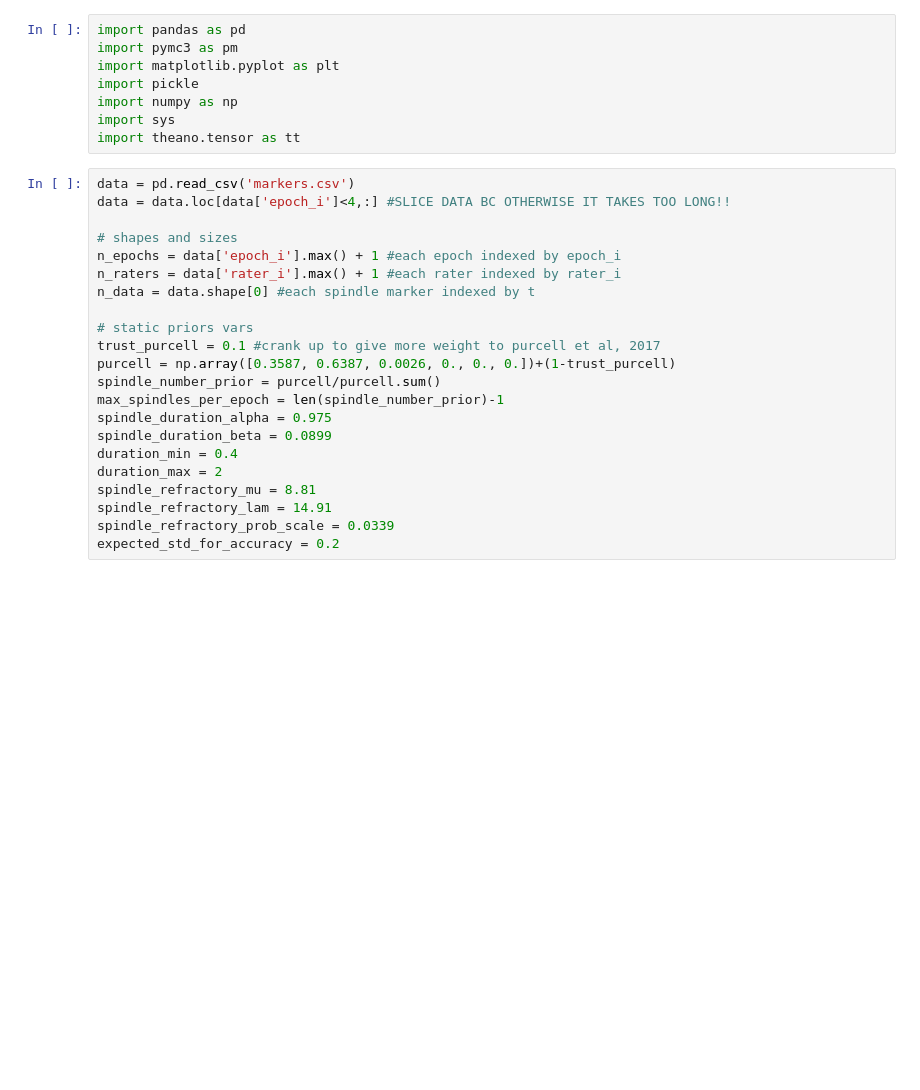
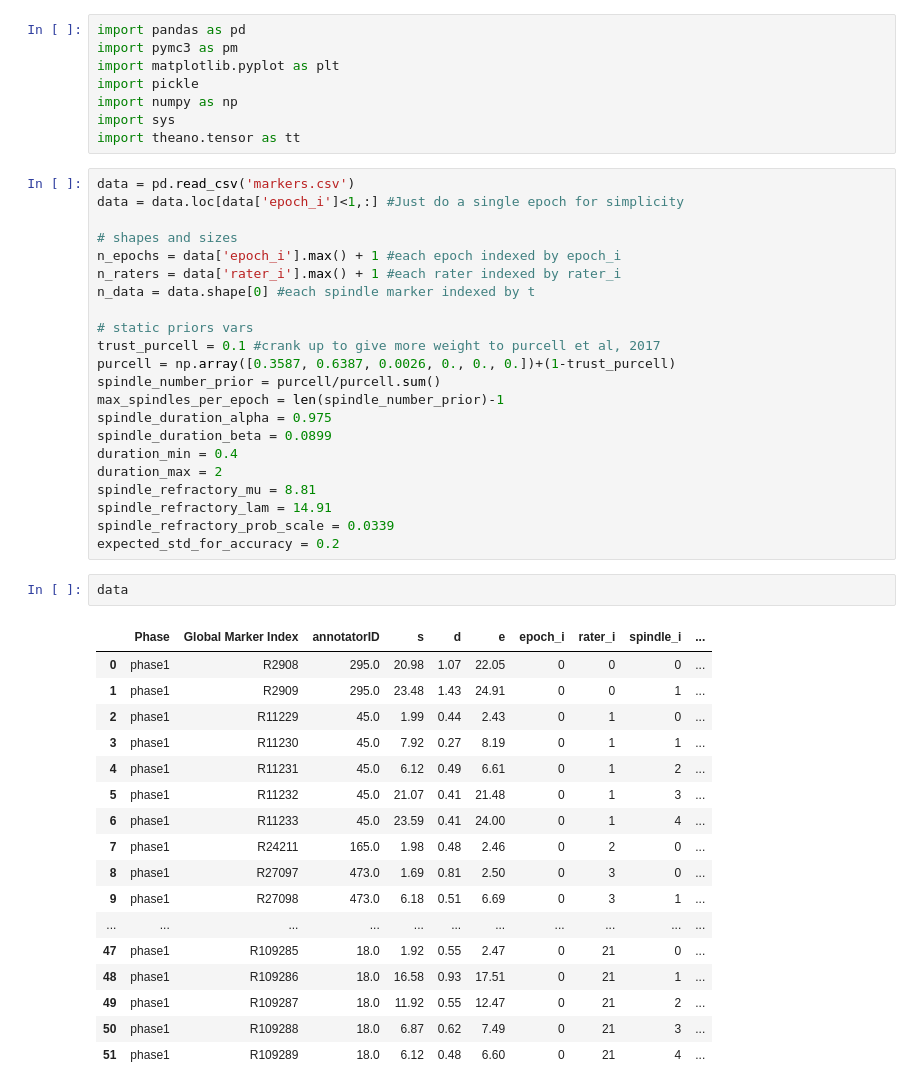
Before and after one commit to bdyetton/BayesModa, a Jupyter notebook: src/Spindles.ipynb, the cells around one changed output. Cells and saved outputs as stored; diff of their text form; blank space fills up the shorter version.

```diff
--- a/src/Spindles.ipynb
+++ b/src/Spindles.ipynb
@@ -8,7 +8,7 @@ import sys
 import theano.tensor as tt
 # %%
 data = pd.read_csv('markers.csv')
-data = data.loc[data['epoch_i']<4,:] #SLICE DATA BC OTHERWISE IT TAKES TOO LONG!!
+data = data.loc[data['epoch_i']<1,:] #Just do a single epoch for simplicity
 
 # shapes and sizes
 n_epochs = data['epoch_i'].max() + 1 #each epoch indexed by epoch_i
@@ -28,6 +28,26 @@ spindle_refractory_mu = 8.81
 spindle_refractory_lam = 14.91
 spindle_refractory_prob_scale = 0.0339
 expected_std_for_accuracy = 0.2
+# %%
+data
+# %% [output]
+|  | Phase | Global Marker Index | annotatorID | s | d | e | epoch_i | rater_i | spindle_i | ... |
+| 0 | phase1 | R2908 | 295.0 | 20.98 | 1.07 | 22.05 | 0 | 0 | 0 | ... |
+| 1 | phase1 | R2909 | 295.0 | 23.48 | 1.43 | 24.91 | 0 | 0 | 1 | ... |
+| 2 | phase1 | R11229 | 45.0 | 1.99 | 0.44 | 2.43 | 0 | 1 | 0 | ... |
+| 3 | phase1 | R11230 | 45.0 | 7.92 | 0.27 | 8.19 | 0 | 1 | 1 | ... |
+| 4 | phase1 | R11231 | 45.0 | 6.12 | 0.49 | 6.61 | 0 | 1 | 2 | ... |
+| 5 | phase1 | R11232 | 45.0 | 21.07 | 0.41 | 21.48 | 0 | 1 | 3 | ... |
+| 6 | phase1 | R11233 | 45.0 | 23.59 | 0.41 | 24.00 | 0 | 1 | 4 | ... |
+| 7 | phase1 | R24211 | 165.0 | 1.98 | 0.48 | 2.46 | 0 | 2 | 0 | ... |
+| 8 | phase1 | R27097 | 473.0 | 1.69 | 0.81 | 2.50 | 0 | 3 | 0 | ... |
+| 9 | phase1 | R27098 | 473.0 | 6.18 | 0.51 | 6.69 | 0 | 3 | 1 | ... |
+| ... | ... | ... | ... | ... | ... | ... | ... | ... | ... | ... |
+| 47 | phase1 | R109285 | 18.0 | 1.92 | 0.55 | 2.47 | 0 | 21 | 0 | ... |
+| 48 | phase1 | R109286 | 18.0 | 16.58 | 0.93 | 17.51 | 0 | 21 | 1 | ... |
+| 49 | phase1 | R109287 | 18.0 | 11.92 | 0.55 | 12.47 | 0 | 21 | 2 | ... |
+| 50 | phase1 | R109288 | 18.0 | 6.87 | 0.62 | 7.49 | 0 | 21 | 3 | ... |
+| 51 | phase1 | R109289 | 18.0 | 6.12 | 0.48 | 6.60 | 0 | 21 | 4 | ... |
 # %%
 with pm.Model() as model:
 
```
Also changed, not shown: parts of 4 cells of this notebook, 2 other files.
